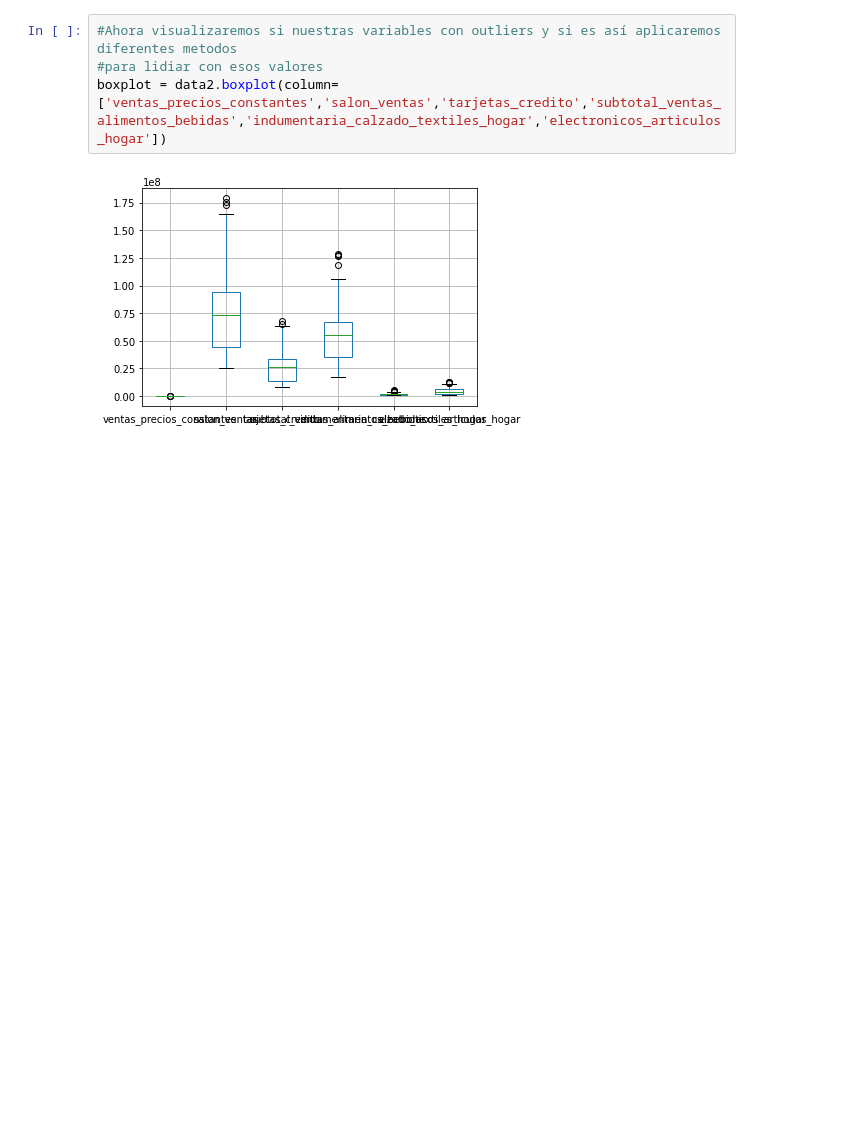
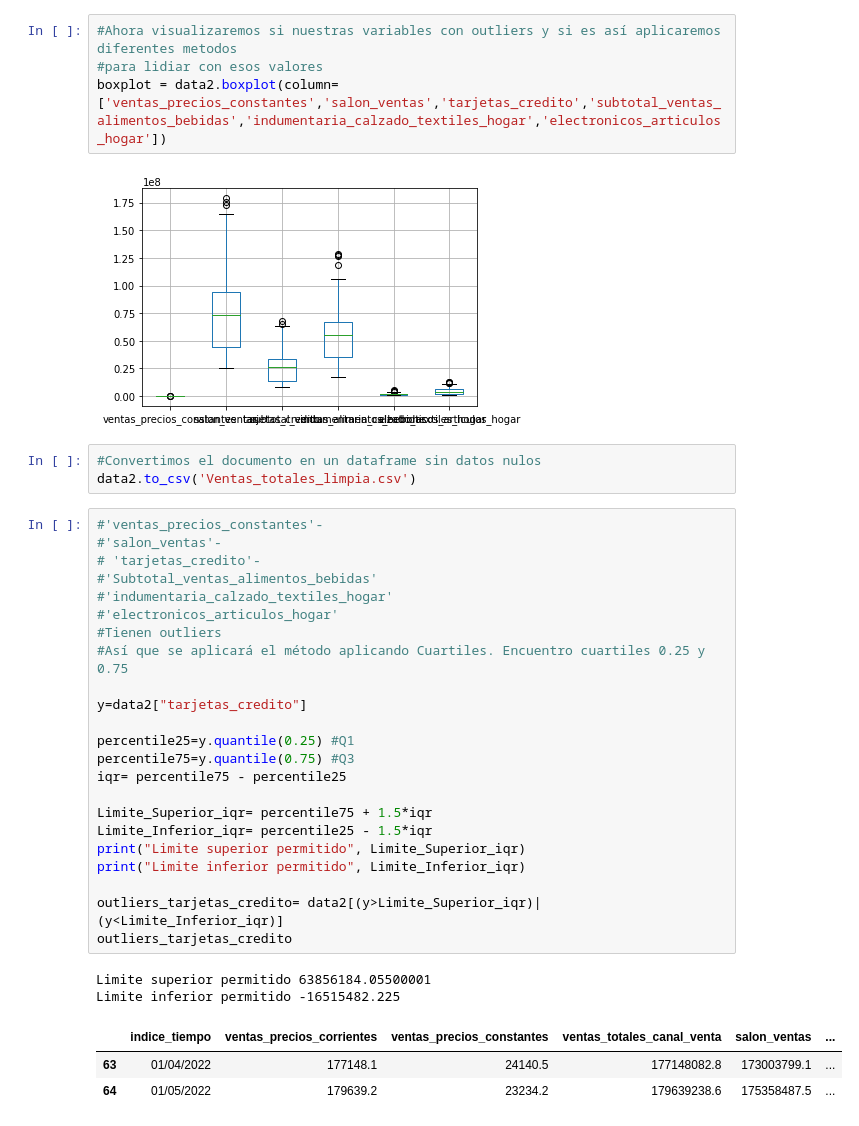
Before and after one commit to Ick3r/Actividad_3, a Jupyter notebook: Outliers.ipynb, the cells around one changed output. Drawn from its saved outputs; the diff is of its cells as text; blank space fills up the shorter version.

Commit message:
aplicamos cuartiles en las variables

```diff
--- a/Outliers.ipynb
+++ b/Outliers.ipynb
@@ -259,3 +277,35 @@ dtype: int64
 boxplot = data2.boxplot(column=['ventas_precios_constantes','salon_ventas','tarjetas_credito','subtotal_ventas_alimentos_bebidas','indumentaria_calzado_textiles_hogar','electronicos_articulos_hogar'])
 # %% [output]
 [figure]
+# %%
+#Convertimos el documento en un dataframe sin datos nulos
+data2.to_csv('Ventas_totales_limpia.csv')
+# %%
+#'ventas_precios_constantes'-
+#'salon_ventas'-
+# 'tarjetas_credito'-
+#'Subtotal_ventas_alimentos_bebidas'
+#'indumentaria_calzado_textiles_hogar'
+#'electronicos_articulos_hogar'
+#Tienen outliers
+#Así que se aplicará el método aplicando Cuartiles. Encuentro cuartiles 0.25 y 0.75
+
+y=data2["tarjetas_credito"]
+
+percentile25=y.quantile(0.25) #Q1
+percentile75=y.quantile(0.75) #Q3
+iqr= percentile75 - percentile25
+
+Limite_Superior_iqr= percentile75 + 1.5*iqr
+Limite_Inferior_iqr= percentile25 - 1.5*iqr
+print("Limite superior permitido", Limite_Superior_iqr)
+print("Limite inferior permitido", Limite_Inferior_iqr)
+
+outliers_tarjetas_credito= data2[(y>Limite_Superior_iqr)|(y<Limite_Inferior_iqr)]
+outliers_tarjetas_credito
+# %% [output]
+Limite superior permitido 63856184.05500001
+Limite inferior permitido -16515482.225
+|  | indice_tiempo | ventas_precios_corrientes | ventas_precios_constantes | ventas_totales_canal_venta | salon_ventas | ... |
+| 63 | 01/04/2022 | 177148.1 | 24140.5 | 177148082.8 | 173003799.1 | ... |
+| 64 | 01/05/2022 | 179639.2 | 23234.2 | 179639238.6 | 175358487.5 | ... |
```
Also changed, not shown: parts of 1 cell of this notebook.
